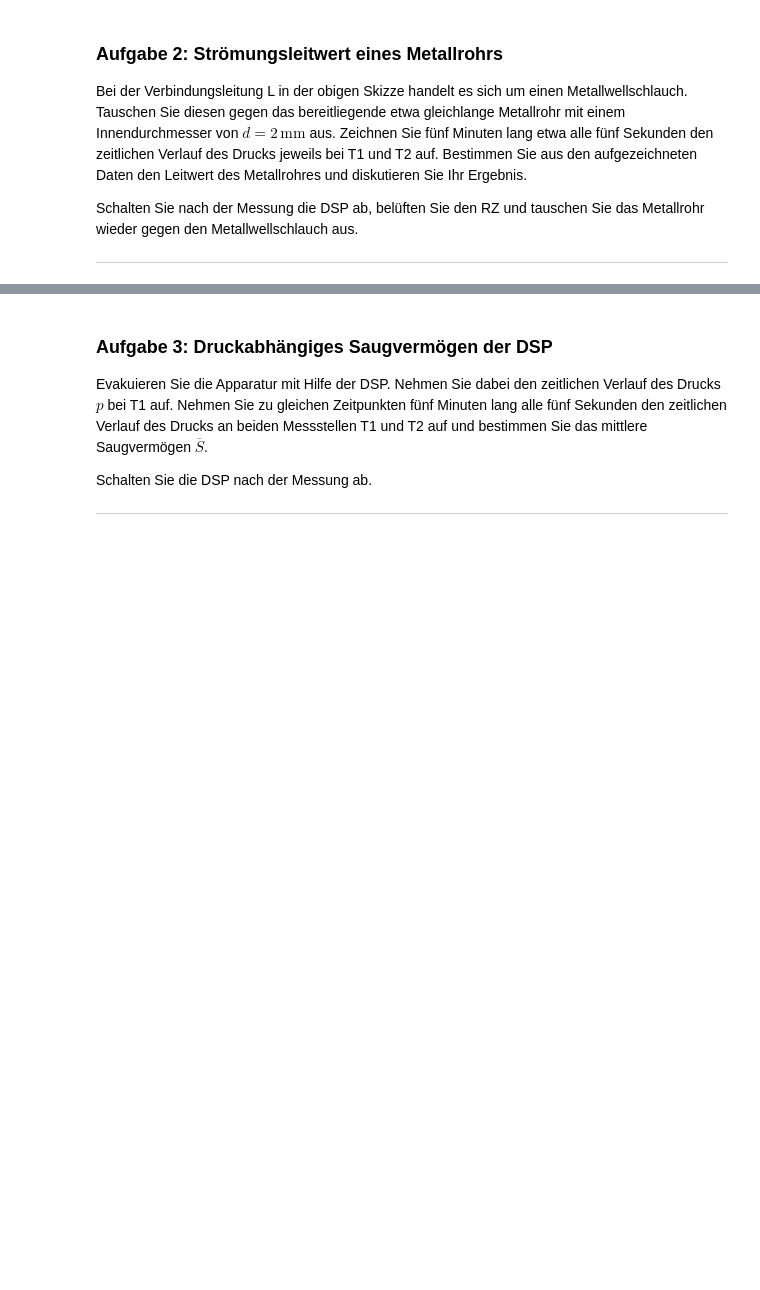
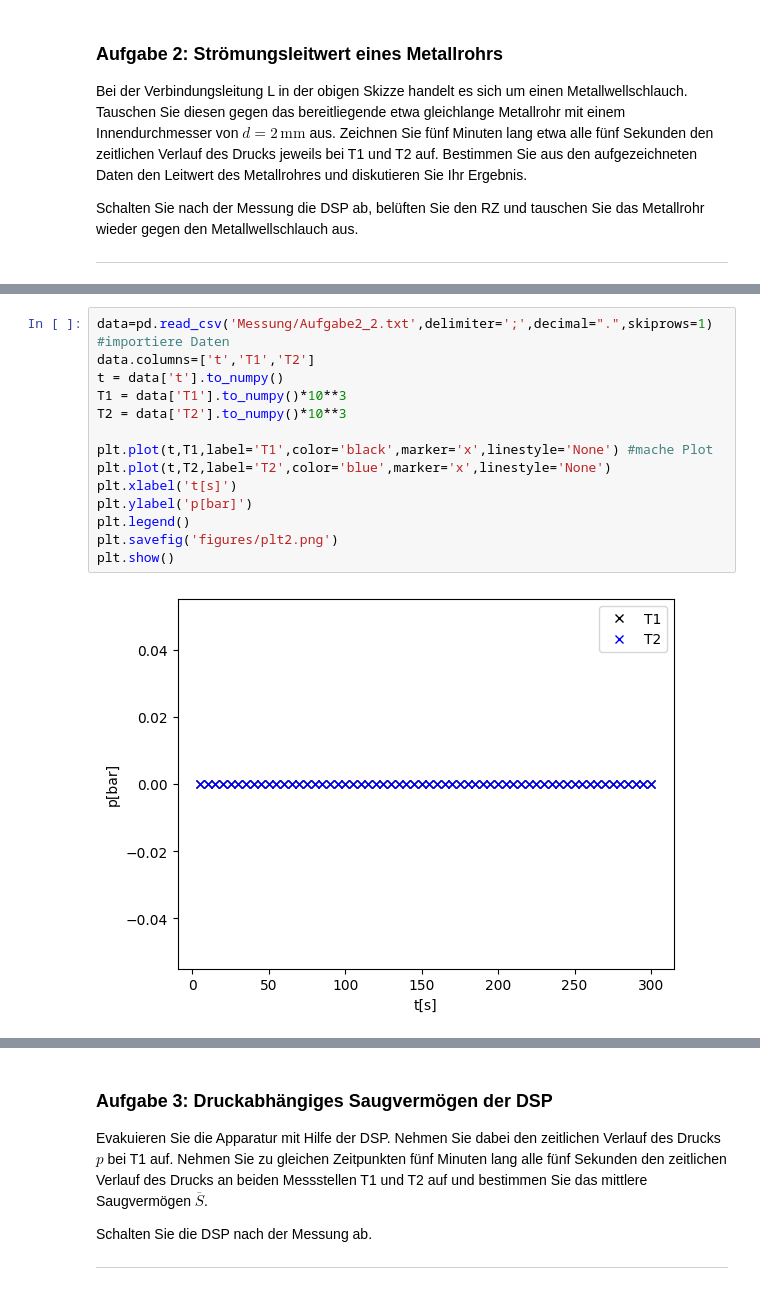
Before and after one commit to thexwon/Praktikum2KlassPhysKIT, a Jupyter notebook: Vakuum/Vakuum.ipynb, the cells around one changed output, grey strips where cells are left out. Drawn from its saved outputs; the diff is of its cells as text; blank space fills up the shorter version.

```diff
--- a/Vakuum/Vakuum.ipynb
+++ b/Vakuum/Vakuum.ipynb
@@ -153,0 +172,16 @@ Um den Leitwert des Metalrohres zu berechnen wird der Druck bei T1 und T2 gemess
+# %%
+data=pd.read_csv('Messung/Aufgabe2_2.txt',delimiter=';',decimal=".",skiprows=1) #importiere Daten
+data.columns=['t','T1','T2']
+t = data['t'].to_numpy()
+T1 = data['T1'].to_numpy()*10**3
+T2 = data['T2'].to_numpy()*10**3
+
+plt.plot(t,T1,label='T1',color='black',marker='x',linestyle='None') #mache Plot
+plt.plot(t,T2,label='T2',color='blue',marker='x',linestyle='None')
+plt.xlabel('t[s]')
+plt.ylabel('p[bar]')
+plt.legend()
+plt.savefig('figures/plt2.png')
+plt.show()
+# %% [output]
+[figure, added]
```
Also changed, not shown: parts of 23 cells of this notebook, 7 other files.
